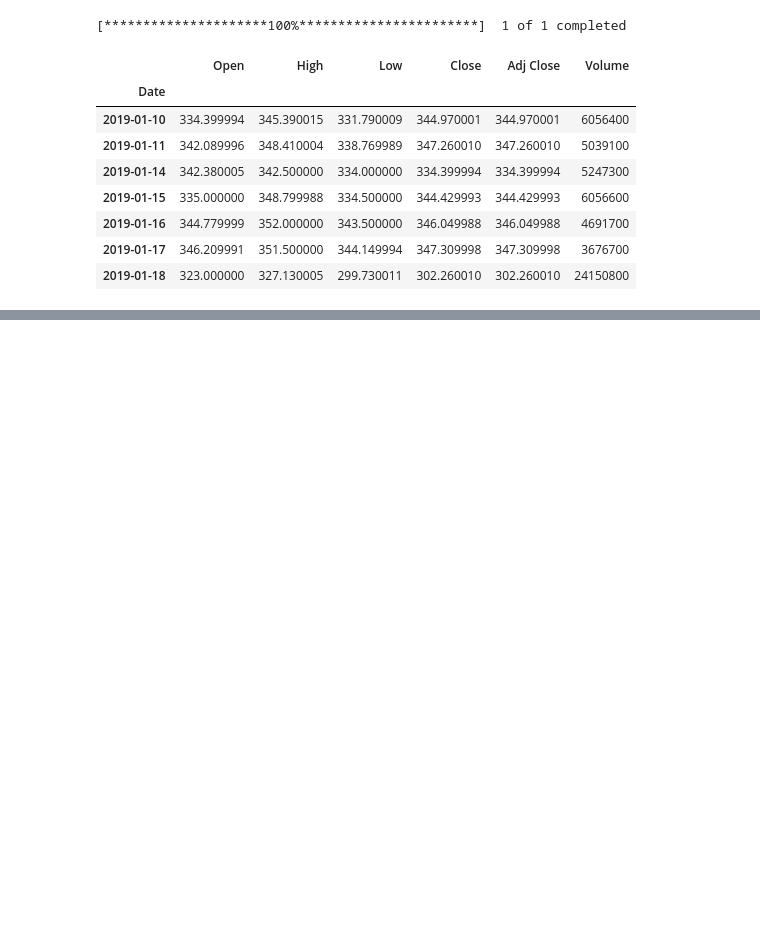
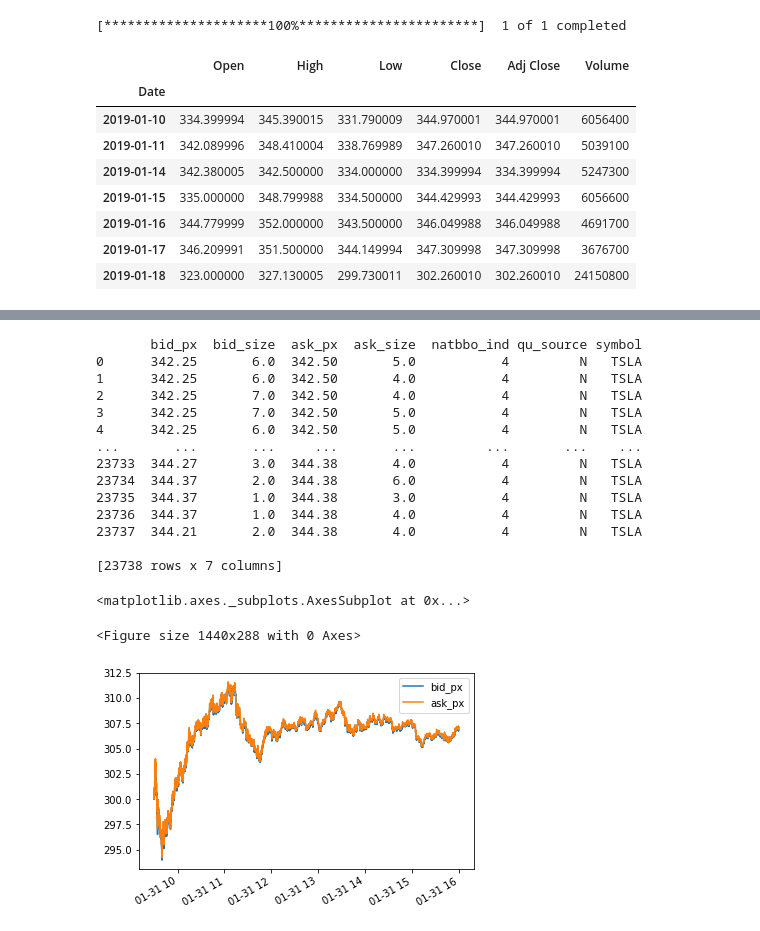
Before and after one commit to IVANBIJIACHUAN/Intraday_algo_trading_with_LSTM, a Jupyter notebook: 1_WRDS_data_fetcher.ipynb, the cells around one changed output, grey strips where cells are left out. Drawn from its saved outputs; the diff is of its cells as text; code cells hidden in the pictures; blank space fills up the shorter version.

```diff
--- a/1_WRDS_data_fetcher.ipynb
+++ b/1_WRDS_data_fetcher.ipynb
@@ -159,0 +250,24 @@ data
+# %%
+from simtools import *
+import os
+%load_ext autoreload
+%autoreload 2
+
+def select_trade_time(tick_data):
+    tick_data=tick_data[tick_data.index.hour<16]
+    tick_data=tick_data[(tick_data.index.hour*60+tick_data.index.minute)>=(9*60+30)]
+    return tick_data
+
+data_dir="./data/"
+for s in stocks:
+    for d in dates:
+        if os.path.exists(rawdata_dir+"taqmsec.cqm_{}_{}.csv".format(d,s)):
+            quotes=loadquotefile(rawdata_dir+"taqmsec.cqm_{}_{}.csv".format(d,s))
+            quotes=select_trade_time(quotes)
+
+            # Only keep best quotes from NYSE
+            quotes=quotes[quotes.natbbo_ind == 4]
+            quotes=quotes[quotes.qu_source == 'N']
+
+            quotes.to_csv(data_dir+"quotes_{}_{}.csv".format(d,s))
+            print("taqmsec.cqm_{}_{} done.".format(d,s))
@@ -159,0 +292,30 @@ data
+# %%
+import pandas as pd
+import matplotlib.pyplot as plt
+%matplotlib inline
+
+data_dir="./data/"
+trades1=pd.read_csv(data_dir+"quotes_20190114_TSLA.csv",index_col=[0],parse_dates=[0])
+trades2=pd.read_csv(data_dir+"quotes_20190115_TSLA.csv",index_col=[0],parse_dates=[0])
+trades=pd.concat([trades1,trades2],axis=0,ignore_index=True)
+print(trades)
+plt.figure(figsize=(20,4))
+quotes[["bid_px","ask_px"]].plot()
+# %% [output]
+       bid_px  bid_size  ask_px  ask_size  natbbo_ind qu_source symbol
+0      342.25       6.0  342.50       5.0           4         N   TSLA
+1      342.25       6.0  342.50       4.0           4         N   TSLA
+2      342.25       7.0  342.50       4.0           4         N   TSLA
+3      342.25       7.0  342.50       5.0           4         N   TSLA
+4      342.25       6.0  342.50       5.0           4         N   TSLA
+...       ...       ...     ...       ...         ...       ...    ...
+23733  344.27       3.0  344.38       4.0           4         N   TSLA
+23734  344.37       2.0  344.38       6.0           4         N   TSLA
+23735  344.37       1.0  344.38       3.0           4         N   TSLA
+23736  344.37       1.0  344.38       4.0           4         N   TSLA
+23737  344.21       2.0  344.38       4.0           4         N   TSLA
+
+[23738 rows x 7 columns]
+<matplotlib.axes._subplots.AxesSubplot at 0x...>
+<Figure size 1440x288 with 0 Axes>
+[figure, added]
```
Also changed, not shown: parts of 6 cells of this notebook, 6 other files.
